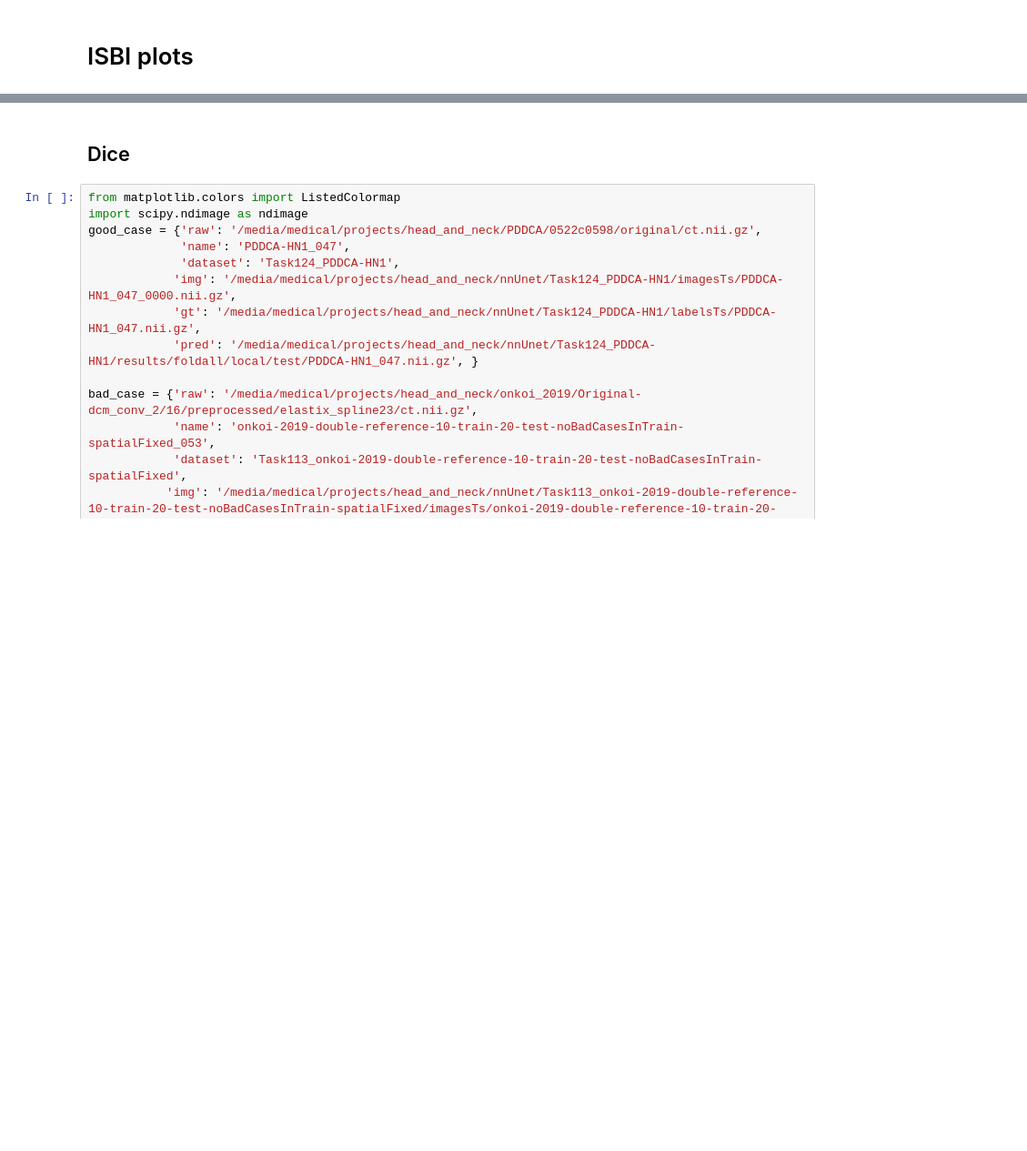
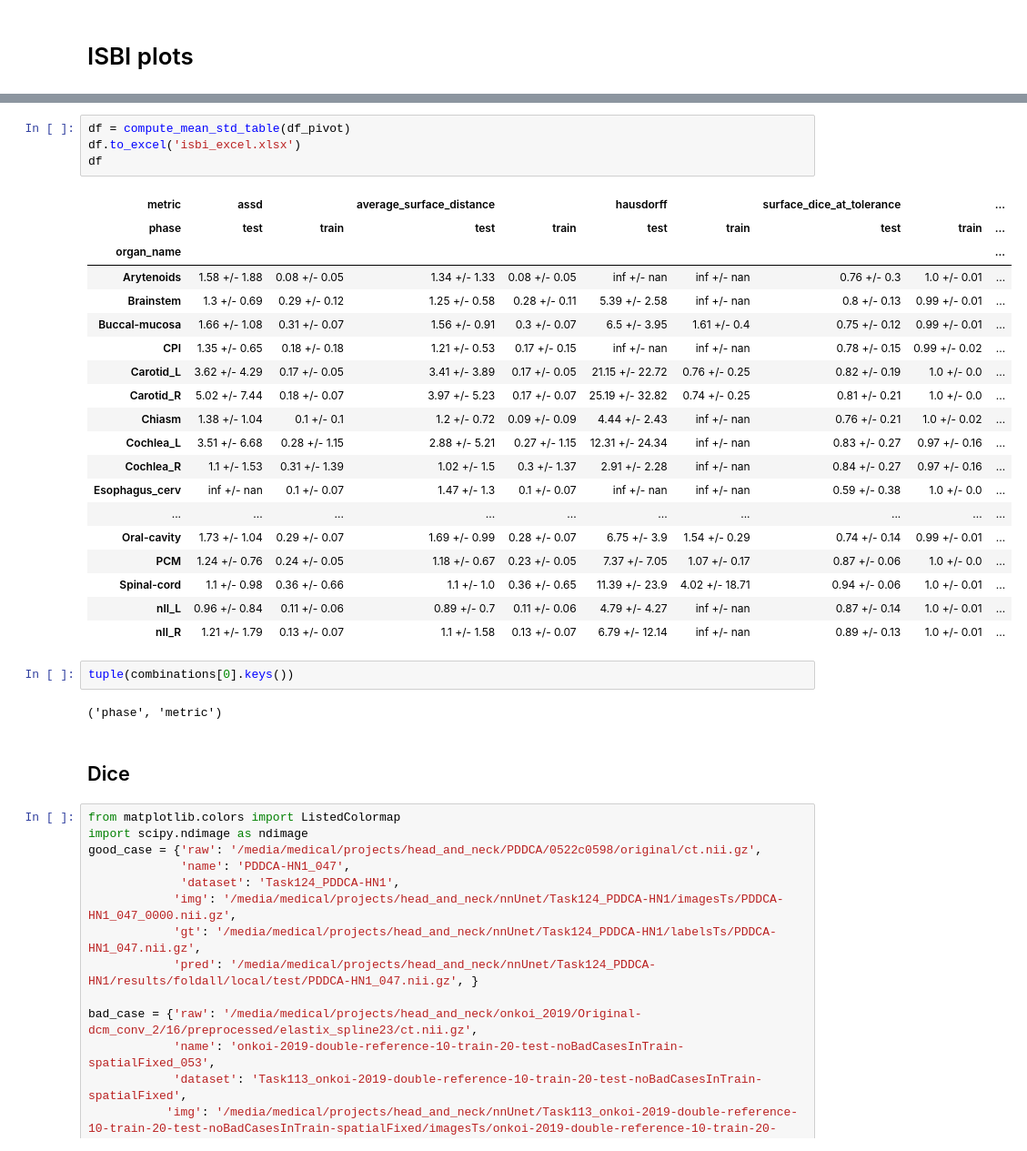
Before and after one commit to gasperpodobnik/nnUNet, a Jupyter notebook: nnunet/results/ISBI_plots.ipynb, the cells around one changed output, grey strips where cells are left out. Shown at 91% size. Drawn from its saved outputs; the diff is of its cells as text; blank space fills up the shorter version.

```diff
--- a/nnunet/results/ISBI_plots.ipynb
+++ b/nnunet/results/ISBI_plots.ipynb
@@ -216,3 +276,31 @@ Index(['Unnamed: 0', 'organ_name', 'organ_label', 'metric', 'value',
+# %%
+df = compute_mean_std_table(df_pivot)
+df.to_excel('isbi_excel.xlsx')
+df
+# %% [output]
+| metric | assd |  | average_surface_distance |  | hausdorff |  | surface_dice_at_tolerance |  | ... |
+| phase | test | train | test | train | test | train | test | train | ... |
+| organ_name |  |  |  |  |  |  |  |  | ... |
+| Arytenoids | 1.58 +/- 1.88 | 0.08 +/- 0.05 | 1.34 +/- 1.33 | 0.08 +/- 0.05 | inf +/- nan | inf +/- nan | 0.76 +/- 0.3 | 1.0 +/- 0.01 | ... |
+| Brainstem | 1.3 +/- 0.69 | 0.29 +/- 0.12 | 1.25 +/- 0.58 | 0.28 +/- 0.11 | 5.39 +/- 2.58 | inf +/- nan | 0.8 +/- 0.13 | 0.99 +/- 0.01 | ... |
+| Buccal-mucosa | 1.66 +/- 1.08 | 0.31 +/- 0.07 | 1.56 +/- 0.91 | 0.3 +/- 0.07 | 6.5 +/- 3.95 | 1.61 +/- 0.4 | 0.75 +/- 0.12 | 0.99 +/- 0.01 | ... |
+| CPI | 1.35 +/- 0.65 | 0.18 +/- 0.18 | 1.21 +/- 0.53 | 0.17 +/- 0.15 | inf +/- nan | inf +/- nan | 0.78 +/- 0.15 | 0.99 +/- 0.02 | ... |
+| Carotid_L | 3.62 +/- 4.29 | 0.17 +/- 0.05 | 3.41 +/- 3.89 | 0.17 +/- 0.05 | 21.15 +/- 22.72 | 0.76 +/- 0.25 | 0.82 +/- 0.19 | 1.0 +/- 0.0 | ... |
+| Carotid_R | 5.02 +/- 7.44 | 0.18 +/- 0.07 | 3.97 +/- 5.23 | 0.17 +/- 0.07 | 25.19 +/- 32.82 | 0.74 +/- 0.25 | 0.81 +/- 0.21 | 1.0 +/- 0.0 | ... |
+| Chiasm | 1.38 +/- 1.04 | 0.1 +/- 0.1 | 1.2 +/- 0.72 | 0.09 +/- 0.09 | 4.44 +/- 2.43 | inf +/- nan | 0.76 +/- 0.21 | 1.0 +/- 0.02 | ... |
+| Cochlea_L | 3.51 +/- 6.68 | 0.28 +/- 1.15 | 2.88 +/- 5.21 | 0.27 +/- 1.15 | 12.31 +/- 24.34 | inf +/- nan | 0.83 +/- 0.27 | 0.97 +/- 0.16 | ... |
+| Cochlea_R | 1.1 +/- 1.53 | 0.31 +/- 1.39 | 1.02 +/- 1.5 | 0.3 +/- 1.37 | 2.91 +/- 2.28 | inf +/- nan | 0.84 +/- 0.27 | 0.97 +/- 0.16 | ... |
+| Esophagus_cerv | inf +/- nan | 0.1 +/- 0.07 | 1.47 +/- 1.3 | 0.1 +/- 0.07 | inf +/- nan | inf +/- nan | 0.59 +/- 0.38 | 1.0 +/- 0.0 | ... |
+| ... | ... | ... | ... | ... | ... | ... | ... | ... | ... |
+| Oral-cavity | 1.73 +/- 1.04 | 0.29 +/- 0.07 | 1.69 +/- 0.99 | 0.28 +/- 0.07 | 6.75 +/- 3.9 | 1.54 +/- 0.29 | 0.74 +/- 0.14 | 0.99 +/- 0.01 | ... |
+| PCM | 1.24 +/- 0.76 | 0.24 +/- 0.05 | 1.18 +/- 0.67 | 0.23 +/- 0.05 | 7.37 +/- 7.05 | 1.07 +/- 0.17 | 0.87 +/- 0.06 | 1.0 +/- 0.0 | ... |
+| Spinal-cord | 1.1 +/- 0.98 | 0.36 +/- 0.66 | 1.1 +/- 1.0 | 0.36 +/- 0.65 | 11.39 +/- 23.9 | 4.02 +/- 18.71 | 0.94 +/- 0.06 | 1.0 +/- 0.01 | ... |
+| nII_L | 0.96 +/- 0.84 | 0.11 +/- 0.06 | 0.89 +/- 0.7 | 0.11 +/- 0.06 | 4.79 +/- 4.27 | inf +/- nan | 0.87 +/- 0.14 | 1.0 +/- 0.01 | ... |
+| nII_R | 1.21 +/- 1.79 | 0.13 +/- 0.07 | 1.1 +/- 1.58 | 0.13 +/- 0.07 | 6.79 +/- 12.14 | inf +/- nan | 0.89 +/- 0.13 | 1.0 +/- 0.01 | ... |
+# %%
+tuple(combinations[0].keys())
+# %% [output]
+('phase', 'metric')
 # %% [markdown]
 ## Dice
 # %%
```
Also changed, not shown: parts of 14 cells of this notebook, 2 other files.
